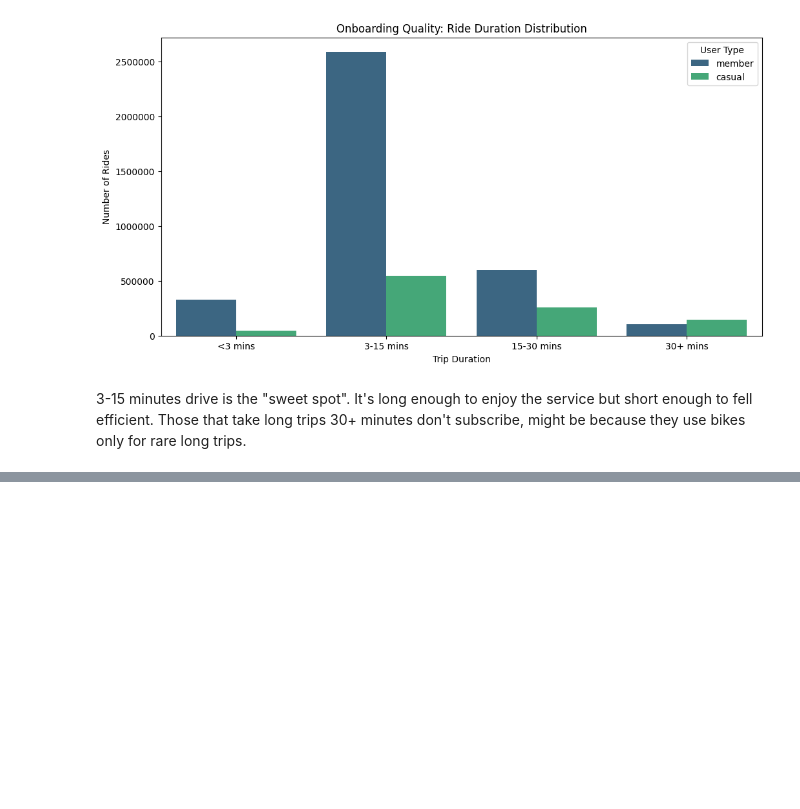
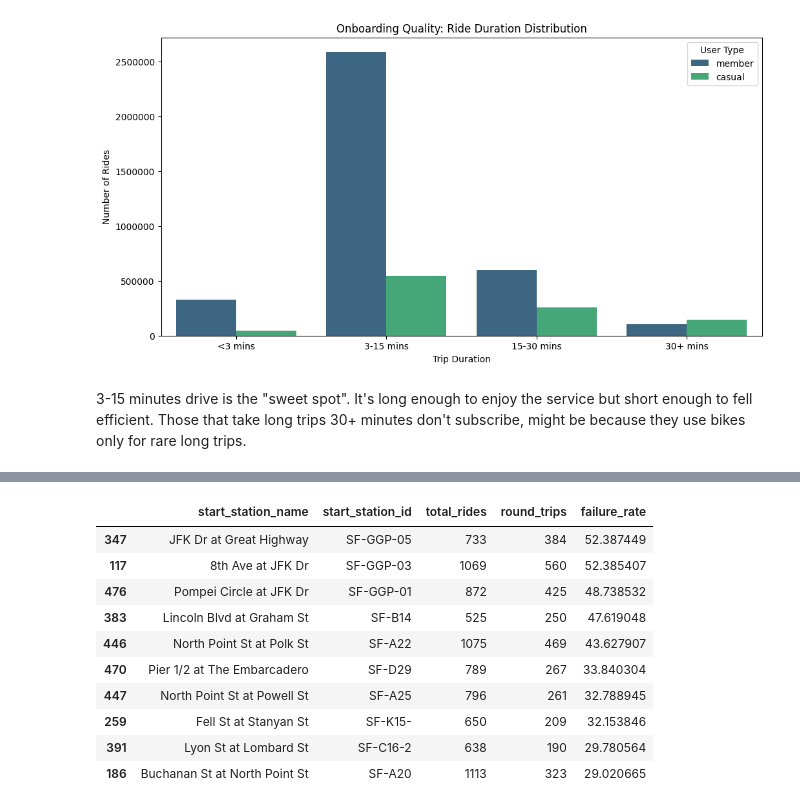
Before and after one commit to mdinaya/baywheels_analysis, a Jupyter notebook: notebooks/01_user_behavior.ipynb, the cells around one changed output, grey strips where cells are left out. Saved outputs shown, nothing was run; the diff lists cells and outputs as text; code cells hidden in the pictures; blank space fills up the shorter version.

```diff
--- a/notebooks/01_user_behavior.ipynb
+++ b/notebooks/01_user_behavior.ipynb
@@ -257,0 +293,23 @@ Look into <3 minutes ride. I can test if it's a technical failure or a last-mile
+# %%
+problem_stations = short_rides.groupby(["start_station_name", "start_station_id"]).agg(
+    total_rides=("ride_id", "count"),
+    round_trips=("is_round_trip", "sum")
+).reset_index()
+
+# need to have at least 500 rides to avoid 100% of failure rate
+problem_stations = problem_stations[problem_stations["total_rides"] > 500]
+# %%
+problem_stations["failure_rate"] = problem_stations["round_trips"] / problem_stations["total_rides"] * 100
+problem_stations.sort_values(by="failure_rate", ascending=False).head(10)
+# %% [output]
+|  | start_station_name | start_station_id | total_rides | round_trips | failure_rate |
+| 347 | JFK Dr at Great Highway | SF-GGP-05 | 733 | 384 | 52.387449 |
+| 117 | 8th Ave at JFK Dr | SF-GGP-03 | 1069 | 560 | 52.385407 |
+| 476 | Pompei Circle at JFK Dr | SF-GGP-01 | 872 | 425 | 48.738532 |
+| 383 | Lincoln Blvd at Graham St | SF-B14 | 525 | 250 | 47.619048 |
+| 446 | North Point St at Polk St | SF-A22 | 1075 | 469 | 43.627907 |
+| 470 | Pier 1/2 at The Embarcadero | SF-D29 | 789 | 267 | 33.840304 |
+| 447 | North Point St at Powell St | SF-A25 | 796 | 261 | 32.788945 |
+| 259 | Fell St at Stanyan St | SF-K15- | 650 | 209 | 32.153846 |
+| 391 | Lyon St at Lombard St | SF-C16-2 | 638 | 190 | 29.780564 |
+| 186 | Buchanan St at North Point St | SF-A20 | 1113 | 323 | 29.020665 |
```
Also changed, not shown: parts of 21 cells of this notebook.
